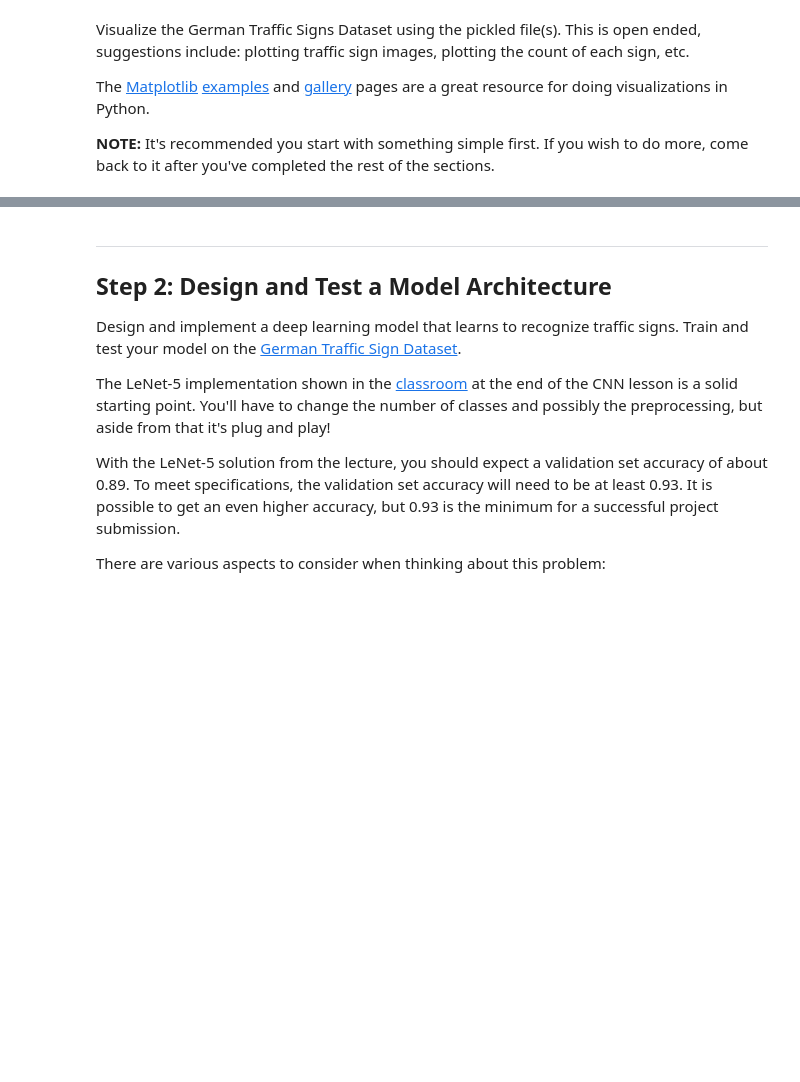
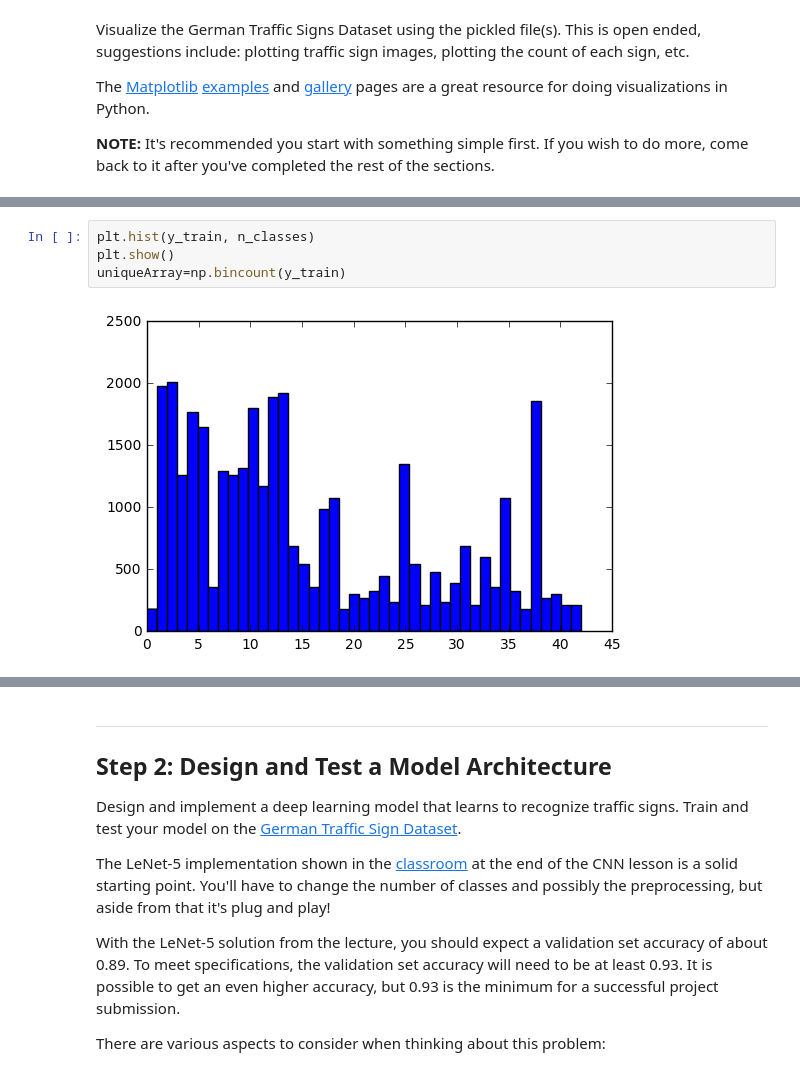
Before and after one commit to kothiwale/CarND-Traffic-Sign-Classifier-Project, a Jupyter notebook: Traffic_Sign_Classifier.ipynb, the cells around one changed output, grey strips where cells are left out. Cells and saved outputs as stored; diff of their text form; blank space fills up the shorter version.

```diff
--- a/Traffic_Sign_Classifier.ipynb
+++ b/Traffic_Sign_Classifier.ipynb
@@ -119,0 +120,6 @@ Distribution of Different classes are:
+# %%
+plt.hist(y_train, n_classes)
+plt.show()
+uniqueArray=np.bincount(y_train)
+# %% [output]
+[figure, added]
```
Also changed, not shown: parts of 34 cells of this notebook, 14 other files.
